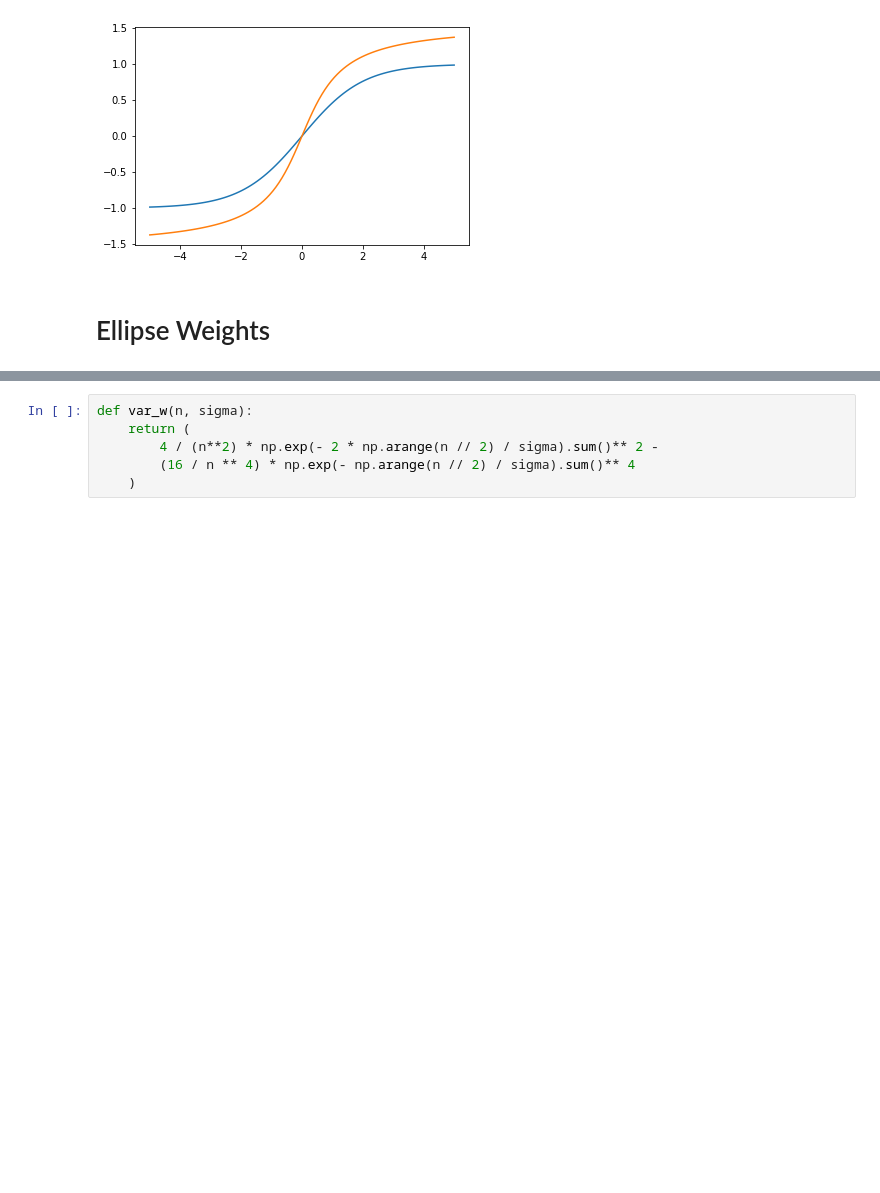
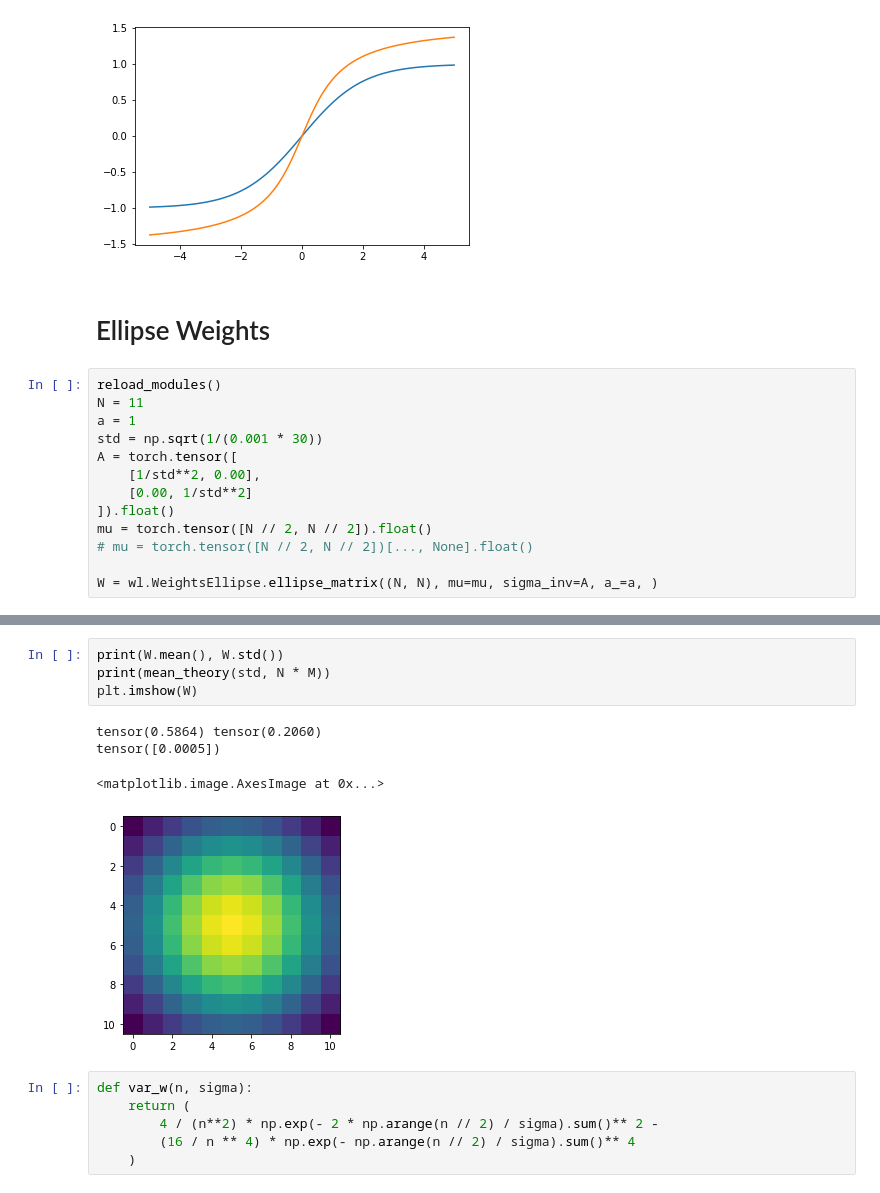
Before and after one commit to TheodoreAouad/3d_segm, a Jupyter notebook: Notebooks/Sandbox.ipynb, the cells around one changed output, grey strips where cells are left out. Drawn from its saved outputs; the diff is of its cells as text; blank space fills up the shorter version.

Commit message:
init ellipse

```diff
--- a/Notebooks/Sandbox.ipynb
+++ b/Notebooks/Sandbox.ipynb
@@ -66,3 +68,16 @@ plt.plot(x, y2)
 [figure]
 # %% [markdown]
 # Ellipse Weights
+# %%
+reload_modules()
+N = 11
+a = 1
+std = np.sqrt(1/(0.001 * 30))
+A = torch.tensor([
+    [1/std**2, 0.00],
+    [0.00, 1/std**2]
+]).float()
+mu = torch.tensor([N // 2, N // 2]).float()
+# mu = torch.tensor([N // 2, N // 2])[..., None].float()
+
+W = wl.WeightsEllipse.ellipse_matrix((N, N), mu=mu, sigma_inv=A, a_=a, )
@@ -69,3 +139,12 @@ plt.plot(x, y2)
+# %%
+print(W.mean(), W.std())
+print(mean_theory(std, N * M))
+plt.imshow(W)
+# %% [output]
+tensor(0.5864) tensor(0.2060)
+tensor([0.0005])
+<matplotlib.image.AxesImage at 0x...>
+[figure, added]
 # %%
 def var_w(n, sigma):
     return (
```
Also changed, not shown: parts of 4 cells of this notebook, 4 other files.
